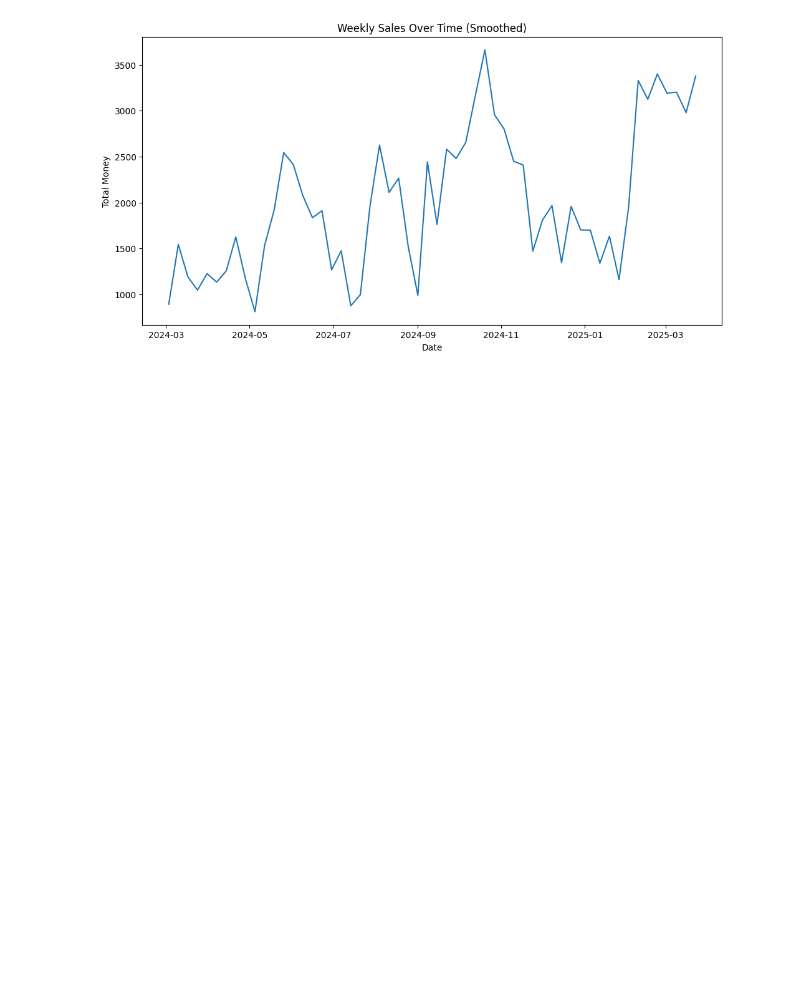
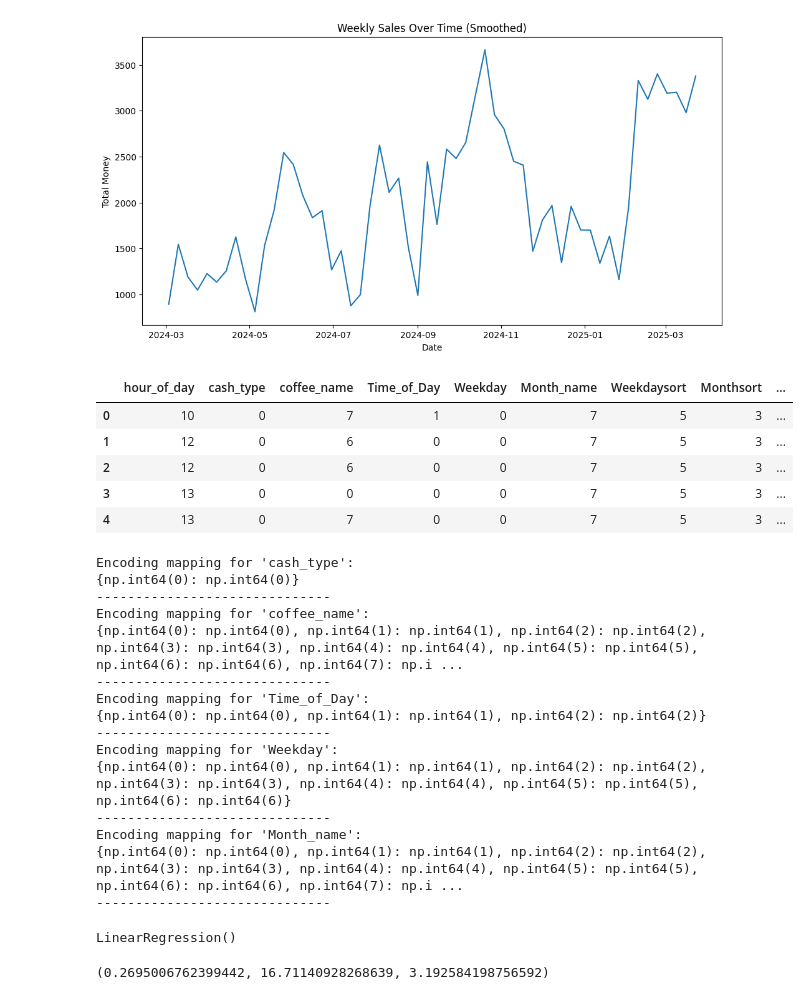
Before and after one commit to kxrrym03/Coffee-Sales, a Jupyter notebook: Coffee_Sales.ipynb, the cells around one changed output. Cells and saved outputs as stored; diff of their text form; code cells hidden in the pictures; blank space fills up the shorter version.

```diff
--- a/Coffee_Sales.ipynb
+++ b/Coffee_Sales.ipynb
@@ -169,3 +166,48 @@ y = df['money']
+# %%
+from sklearn.preprocessing import LabelEncoder
+
+# Select categorical columns to encode
+categorical_cols = ['cash_type', 'coffee_name', 'Time_of_Day', 'Weekday', 'Month_name']
+
+# Create a dictionary to store the mappings
+encoding_mappings = {}
+
+# Apply Label Encoding to the selected categorical columns and store the mappings
+for col in categorical_cols:
+    le = LabelEncoder()
+    x[col] = le.fit_transform(x[col])
+    encoding_mappings[col] = dict(zip(le.classes_, le.transform(le.classes_)))
+
+# Display the updated DataFrame with label encoded columns
+display(x.head())
+
+# Display the encoding mappings for each column
+for col, mapping in encoding_mappings.items():
+    print(f"Encoding mapping for '{col}':")
+    print(mapping)
+    print("-" * 30)
+# %% [output]
+|  | hour_of_day | cash_type | coffee_name | Time_of_Day | Weekday | Month_name | Weekdaysort | Monthsort | ... |
+| 0 | 10 | 0 | 7 | 1 | 0 | 7 | 5 | 3 | ... |
+| 1 | 12 | 0 | 6 | 0 | 0 | 7 | 5 | 3 | ... |
+| 2 | 12 | 0 | 6 | 0 | 0 | 7 | 5 | 3 | ... |
+| 3 | 13 | 0 | 0 | 0 | 0 | 7 | 5 | 3 | ... |
+| 4 | 13 | 0 | 7 | 0 | 0 | 7 | 5 | 3 | ... |
+Encoding mapping for 'cash_type':
+{np.int64(0): np.int64(0)}
+------------------------------
+Encoding mapping for 'coffee_name':
+{np.int64(0): np.int64(0), np.int64(1): np.int64(1), np.int64(2): np.int64(2), np.int64(3): np.int64(3), np.int64(4): np.int64(4), np.int64(5): np.int64(5), np.int64(6): np.int64(6), np.int64(7): np.i ...
+------------------------------
+Encoding mapping for 'Time_of_Day':
+{np.int64(0): np.int64(0), np.int64(1): np.int64(1), np.int64(2): np.int64(2)}
+------------------------------
+Encoding mapping for 'Weekday':
+{np.int64(0): np.int64(0), np.int64(1): np.int64(1), np.int64(2): np.int64(2), np.int64(3): np.int64(3), np.int64(4): np.int64(4), np.int64(5): np.int64(5), np.int64(6): np.int64(6)}
+------------------------------
+Encoding mapping for 'Month_name':
+{np.int64(0): np.int64(0), np.int64(1): np.int64(1), np.int64(2): np.int64(2), np.int64(3): np.int64(3), np.int64(4): np.int64(4), np.int64(5): np.int64(5), np.int64(6): np.int64(6), np.int64(7): np.i ...
+------------------------------
 # %%
 model = LinearRegression()
 # %%
@@ -172 +217,5 @@ model = LinearRegression()
 X_train, X_test, y_train, y_test = train_test_split(x, y, test_size=0.2, random_state=42)
+# %%
+model.fit(X_train, y_train)
+# %% [output]
+LinearRegression()
@@ -172,0 +224,7 @@ X_train, X_test, y_train, y_test = train_test_split(x, y, test_size=0.2, random_
+# %%
+r2 = r2_score(y_test, y_pred)
+mse = mean_squared_error(y_test, y_pred)
+mae = mean_absolute_error(y_test, y_pred)
+(r2, mse, mae)
+# %% [output]
+(0.2695006762399442, 16.71140928268639, 3.192584198756592)
```
Also changed, not shown: parts of 42 cells of this notebook.
